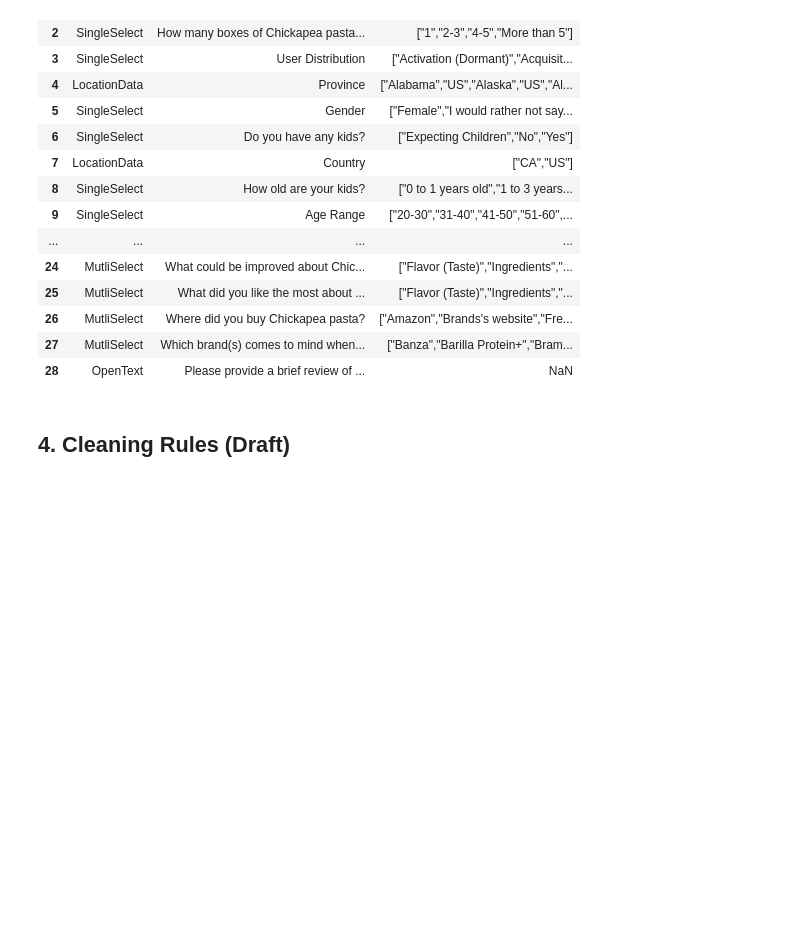
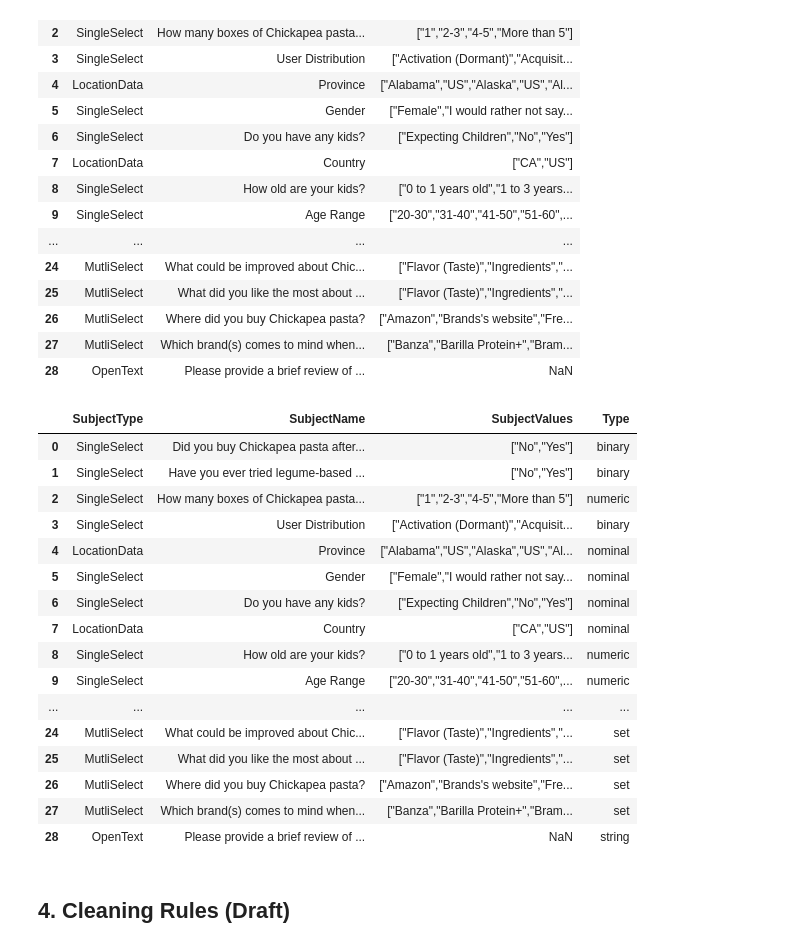
Before and after one commit to garfield-gray/DataMining, a Jupyter notebook: peekageHiringChallenge.ipynb, the cells around one changed output. Saved outputs shown, nothing was run; the diff lists cells and outputs as text; code cells hidden in the pictures; blank space fills up the shorter version.

Commit message:
Day 1 — Data understanding & types

```diff
--- a/peekageHiringChallenge.ipynb
+++ b/peekageHiringChallenge.ipynb
@@ -125,10 +125,30 @@ metaData[['SubjectType', 'SubjectName', 'SubjectValues']]
 # %%
 typeOfData = metaData[['SubjectType', 'SubjectName', 'SubjectValues']]
 
-new_column = {'Type': ['binary', 'binary', 'numeric', 'binary', 'nominal', 'nominal', '', '', '', '', '', '', '', '', ],  }
+new_column = {'Type': ['binary', 'binary', 'numeric', 'binary', 'nominal', 'nominal', 'nominal', 'nominal', 'numeric', 'numeric',
+                       'set', 'ordinal', 'ordinal', 'ordinal', 'ordinal', 'ordinal', 'numeric', 'numeric', 'ordinal', 'ordinal',
+                       'ordinal', 'set', 'numeric', 'binary', 'set', 'set', 'set', 'set', 'string'],  }
 
 typeOfData = typeOfData.assign(**new_column)
-print(typeOfData)
+typeOfData
+# %% [output]
+|  | SubjectType | SubjectName | SubjectValues | Type |
+| 0 | SingleSelect | Did you buy Chickapea pasta after... | ["No","Yes"] | binary |
+| 1 | SingleSelect | Have you ever tried legume-based ... | ["No","Yes"] | binary |
+| 2 | SingleSelect | How many boxes of Chickapea pasta... | ["1","2-3","4-5","More than 5"] | numeric |
+| 3 | SingleSelect | User Distribution | ["Activation (Dormant)","Acquisit... | binary |
+| 4 | LocationData | Province | ["Alabama","US","Alaska","US","Al... | nominal |
+| 5 | SingleSelect | Gender | ["Female","I would rather not say... | nominal |
+| 6 | SingleSelect | Do you have any kids? | ["Expecting Children","No","Yes"] | nominal |
+| 7 | LocationData | Country | ["CA","US"] | nominal |
+| 8 | SingleSelect | How old are your kids? | ["0 to 1 years old","1 to 3 years... | numeric |
+| 9 | SingleSelect | Age Range | ["20-30","31-40","41-50","51-60",... | numeric |
+| ... | ... | ... | ... | ... |
+| 24 | MutliSelect | What could be improved about Chic... | ["Flavor (Taste)","Ingredients","... | set |
+| 25 | MutliSelect | What did you like the most about ... | ["Flavor (Taste)","Ingredients","... | set |
+| 26 | MutliSelect | Where did you buy Chickapea pasta? | ["Amazon","Brands's website","Fre... | set |
+| 27 | MutliSelect | Which brand(s) comes to mind when... | ["Banza","Barilla Protein+","Bram... | set |
+| 28 | OpenText | Please provide a brief review of ... | NaN | string |
 # %% [markdown]
 ## 4. Cleaning Rules (Draft)
 # %%
```
